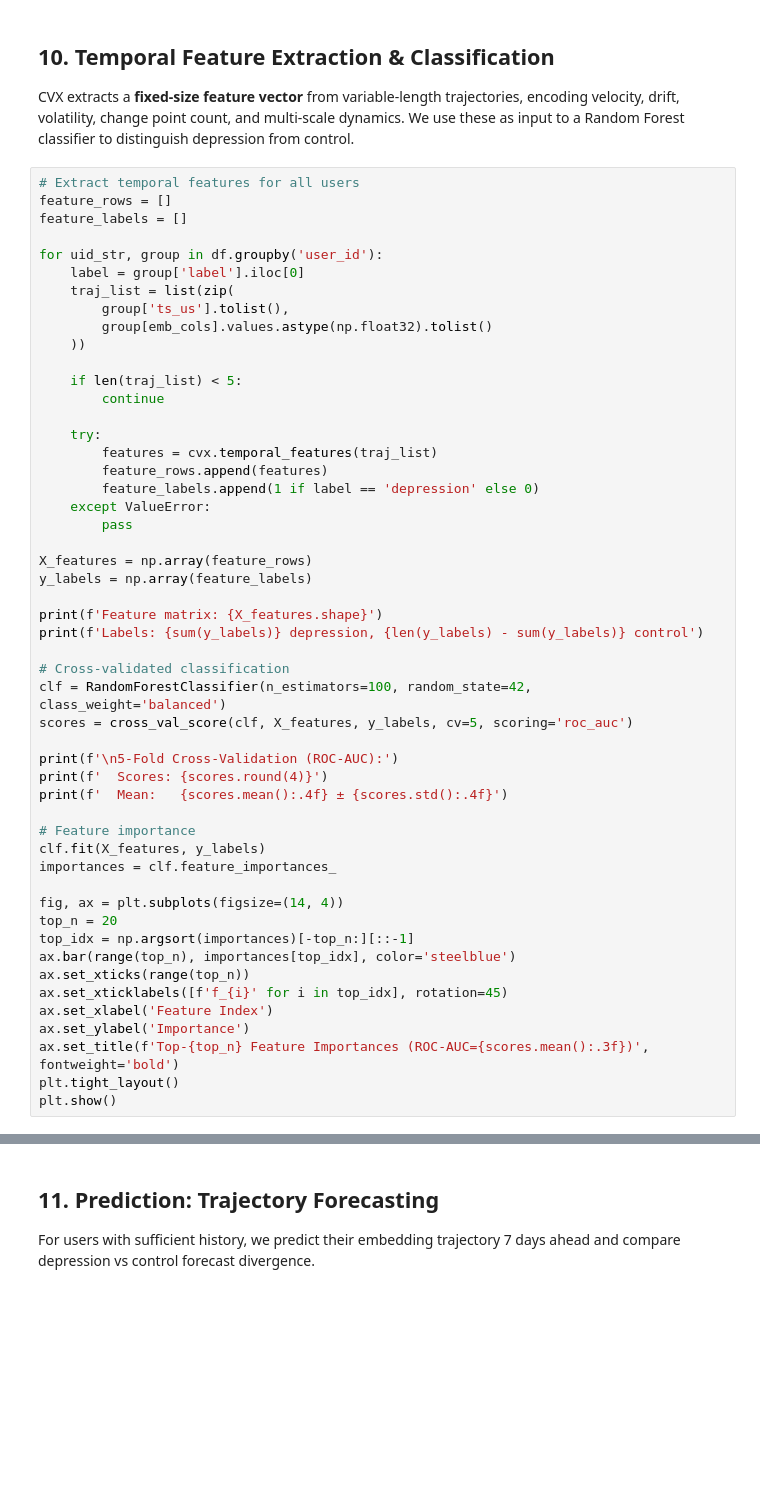
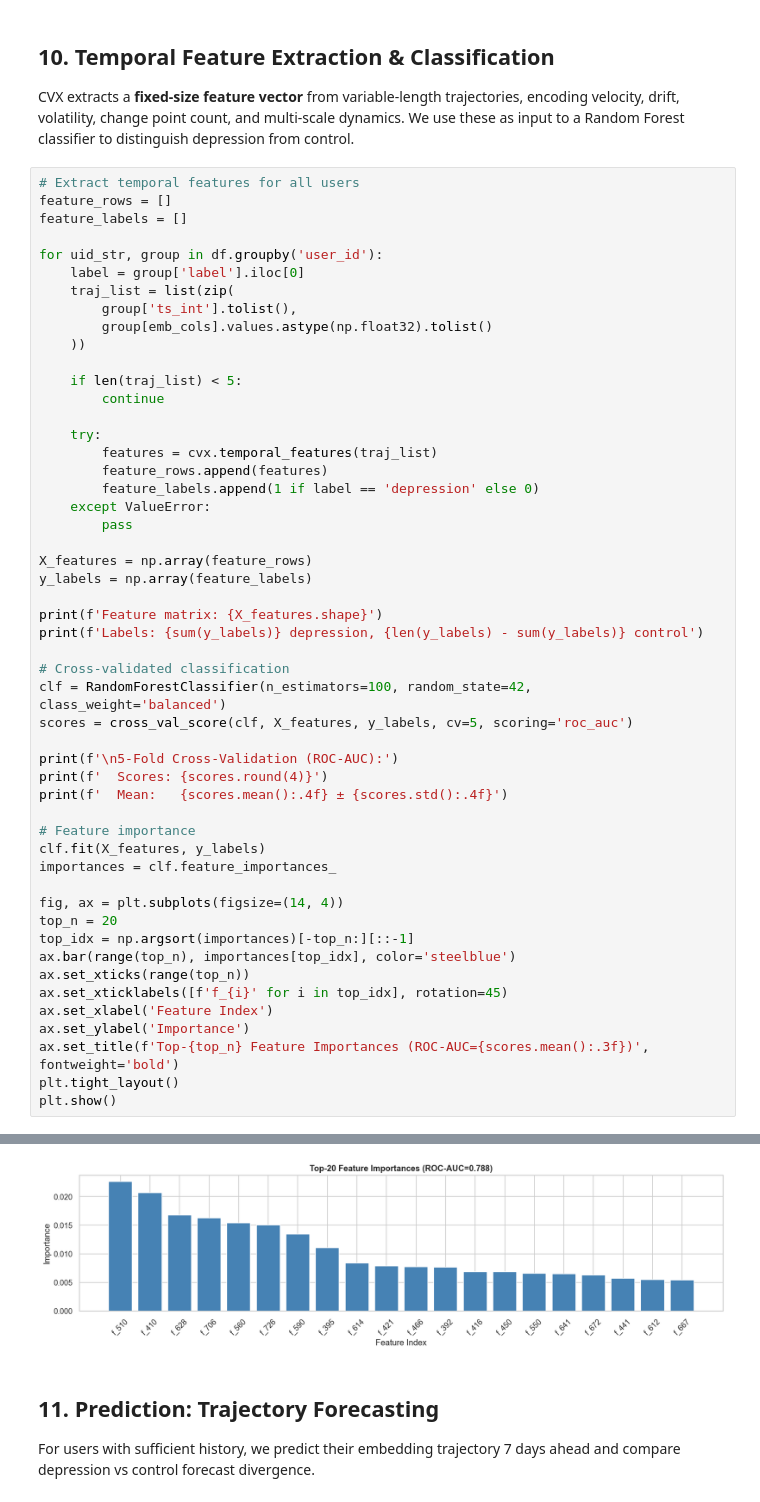
Before and after one commit to manucouto1/chronos-vector, a Jupyter notebook: notebooks/B1_linguistic_trajectory_mental_health.ipynb, the cells around one changed output, grey strips where cells are left out. Saved outputs shown, nothing was run; the diff lists cells and outputs as text; blank space fills up the shorter version.

```diff
--- a/notebooks/B1_linguistic_trajectory_mental_health.ipynb
+++ b/notebooks/B1_linguistic_trajectory_mental_health.ipynb
@@ -412,7 +469,7 @@ feature_labels = []
 for uid_str, group in df.groupby('user_id'):
     label = group['label'].iloc[0]
     traj_list = list(zip(
-        group['ts_us'].tolist(),
+        group['ts_int'].tolist(),
         group[emb_cols].values.astype(np.float32).tolist()
     ))
 
@@ -455,3 +512,4 @@ ax.set_ylabel('Importance')
 ax.set_title(f'Top-{top_n} Feature Importances (ROC-AUC={scores.mean():.3f})', fontweight='bold')
 plt.tight_layout()
 plt.show()
+# %% [output]
@@ -458,3 +522,4 @@ plt.show()
+[figure, added]
 # %% [markdown]
 ## 11. Prediction: Trajectory Forecasting
 
```
Also changed, not shown: parts of 12 cells of this notebook, 4 other files.
